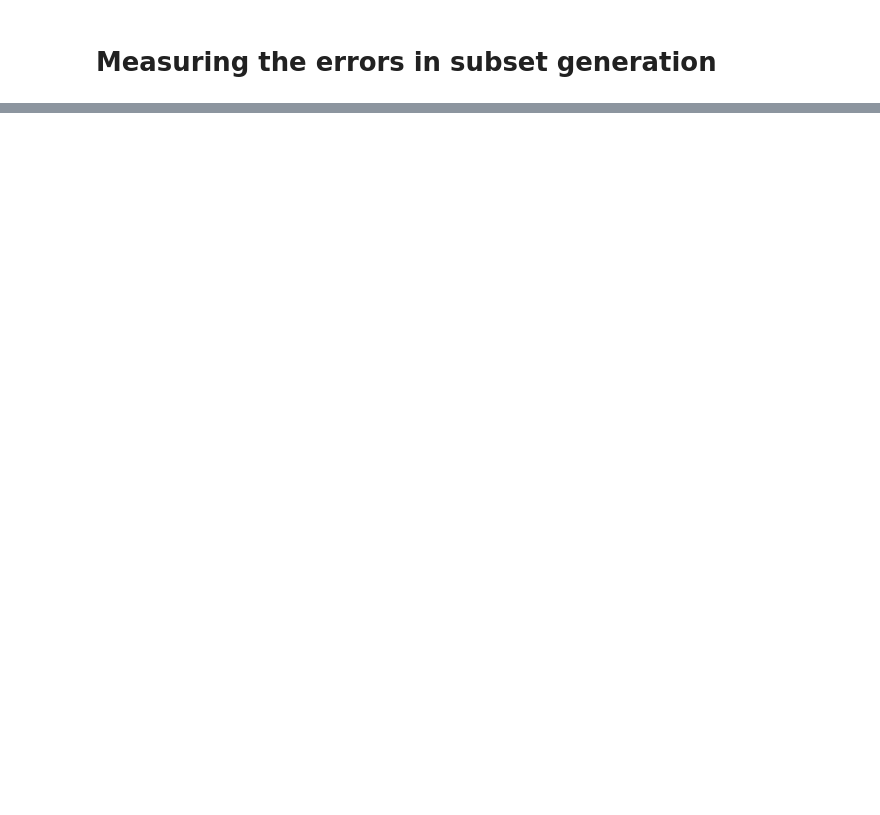
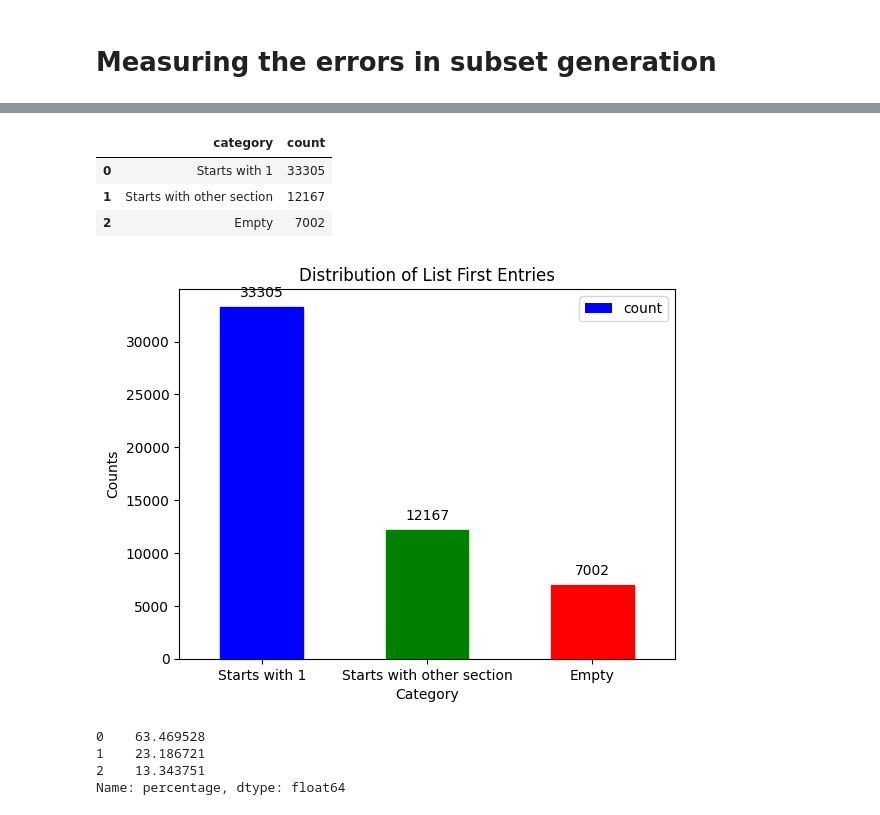
Before and after one commit to ChloeCro/MscThesis, a Jupyter notebook: SRS/Error_rates.ipynb, the cells around one changed output, grey strips where cells are left out. Drawn from its saved outputs; the diff is of its cells as text; code cells hidden in the pictures; blank space fills up the shorter version.

```diff
--- a/SRS/Error_rates.ipynb
+++ b/SRS/Error_rates.ipynb
@@ -39,0 +93,3 @@ TypeError: 'in <string>' requires string as left operand, not int
+# %%
+dataset = pd.read_csv("C:/Users/Chloe/Documents/MaastrichtLaw&Tech/Thesis/MscThesis/sectioned_data_2022_improved_fullset.csv")
+dataset
@@ -39,0 +110,39 @@ TypeError: 'in <string>' requires string as left operand, not int
+# %%
+# Convert the string representations of lists to actual lists
+dataset['sections'] = dataset['sections'].apply(ast.literal_eval)
+# %%
+dataset['category'] = dataset['sections'].apply(categorize_first_entry)
+
+# Get counts of each category using value_counts
+category_counts_dataset = dataset['category'].value_counts().reset_index()
+
+# Rename the columns to more meaningful names
+category_counts_dataset.columns = ['category', 'count']
+category_counts_dataset
+# %% [output]
+|  | category | count |
+| 0 | Starts with 1 | 33305 |
+| 1 | Starts with other section | 12167 |
+| 2 | Empty | 7002 |
+# %%
+# Create a bar chart
+ax1 = category_counts_dataset.plot(kind='bar', color=['blue', 'green', 'red'])
+plt.title('Distribution of List First Entries')
+plt.xlabel('Category')
+plt.ylabel('Counts')
+plt.xticks(rotation=0)  # Keeps the category names horizontal
+plt.xticks(ticks=range(len(category_counts_dataset)), labels=category_counts_dataset['category'])  # Label each tick
+
+# Set colors for each bar specifically
+colors = ['blue', 'green', 'red']  # Define your colors list
+for bar, color in zip(ax1.patches, colors):
+    bar.set_color(color)  # Set color for each bar
+
+# Annotate each bar with the count of entries
+for p in ax1.patches:
+    ax1.annotate(str(p.get_height()), (p.get_x() + p.get_width() / 2., p.get_height()),
+                ha='center', va='center', xytext=(0, 10), textcoords='offset points')
+
+plt.show()
+# %% [output]
+[figure, added]
@@ -39,0 +152,13 @@ TypeError: 'in <string>' requires string as left operand, not int
+# %%
+# Calculate total number of entries
+total_entries_dataset = category_counts_dataset['count'].sum()
+
+# Calculate percentages for each category
+category_counts_dataset['percentage'] = (category_counts_dataset['count'] / total_entries_dataset) * 100
+
+category_counts_dataset['percentage']
+# %% [output]
+0    63.469528
+1    23.186721
+2    13.343751
+Name: percentage, dtype: float64
```
Also changed, not shown: parts of 13 cells of this notebook, 5 other files.
